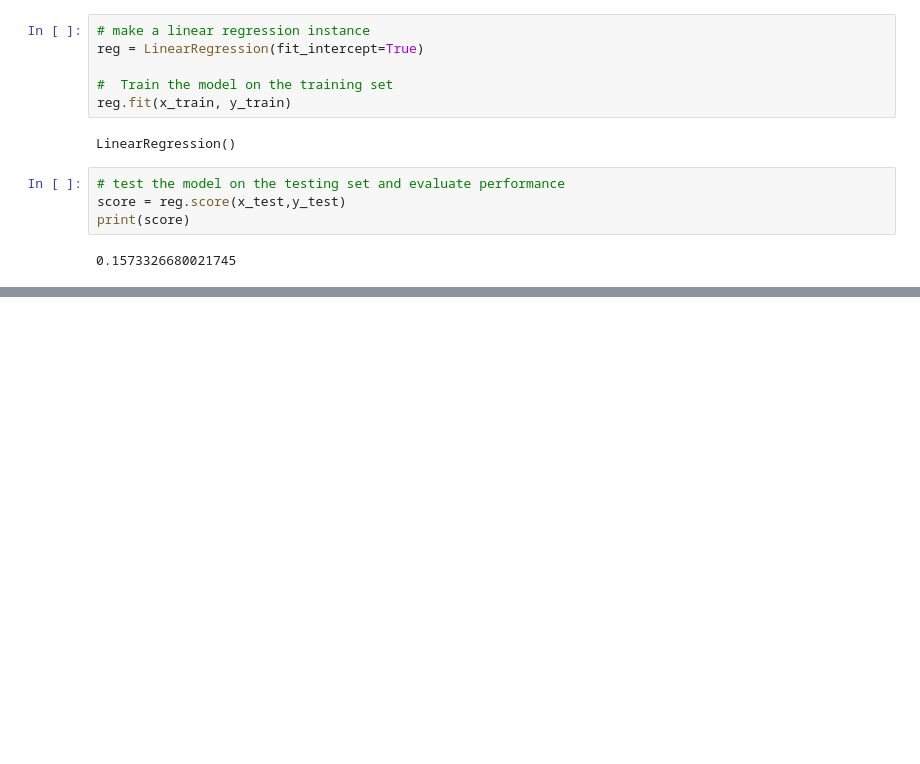
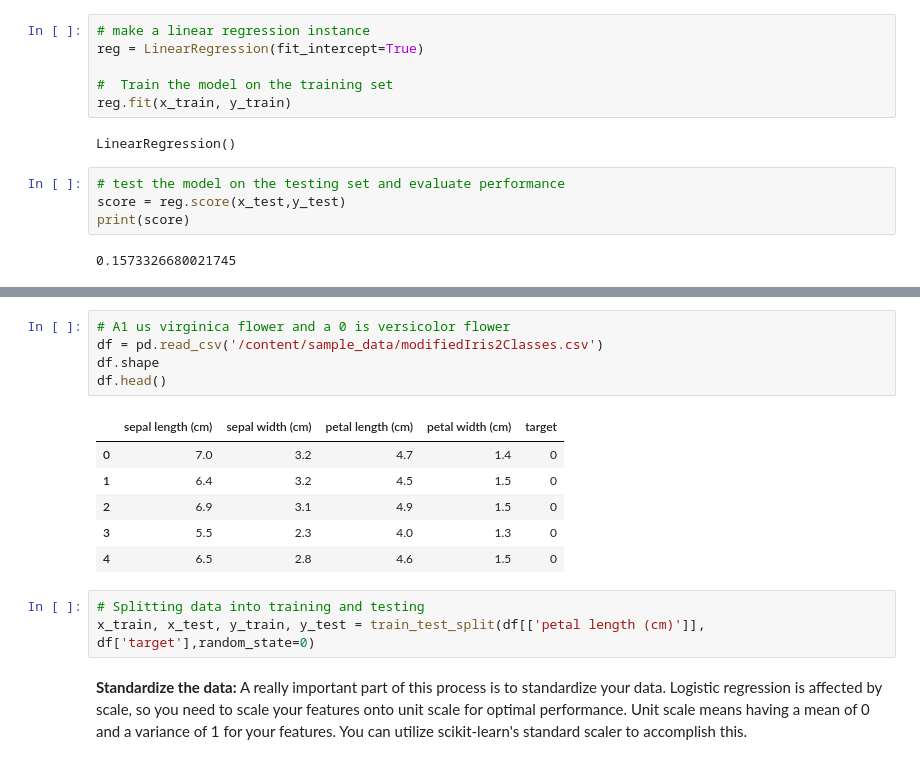
Before and after one commit to FranciscoNav/springboard, a Jupyter notebook: Train_test_Split_and_logistic_regression.ipynb, the cells around one changed output, grey strips where cells are left out. Cells and saved outputs as stored; diff of their text form; blank space fills up the shorter version.

```diff
--- a/Train_test_Split_and_logistic_regression.ipynb
+++ b/Train_test_Split_and_logistic_regression.ipynb
@@ -51,0 +67,18 @@ print(score)
+# %%
+# A1 us virginica flower and a 0 is versicolor flower
+df = pd.read_csv('/content/sample_data/modifiedIris2Classes.csv')
+df.shape
+df.head()
+# %% [output]
+|  | sepal length (cm) | sepal width (cm) | petal length (cm) | petal width (cm) | target |
+| 0 | 7.0 | 3.2 | 4.7 | 1.4 | 0 |
+| 1 | 6.4 | 3.2 | 4.5 | 1.5 | 0 |
+| 2 | 6.9 | 3.1 | 4.9 | 1.5 | 0 |
+| 3 | 5.5 | 2.3 | 4.0 | 1.3 | 0 |
+| 4 | 6.5 | 2.8 | 4.6 | 1.5 | 0 |
+# %%
+# Splitting data into training and testing
+x_train, x_test, y_train, y_test = train_test_split(df[['petal length (cm)']], df['target'],random_state=0)
+# %% [markdown]
+**Standardize the data:**
+A really important part of this process is to standardize your data. Logistic regression is affected by scale, so you need to scale your features onto unit scale for optimal performance. Unit scale means having a mean of 0 and a variance of 1 for your features. You can utilize scikit-learn's standard scaler to accomplish this.
```
Also changed, not shown: parts of 3 cells of this notebook.
